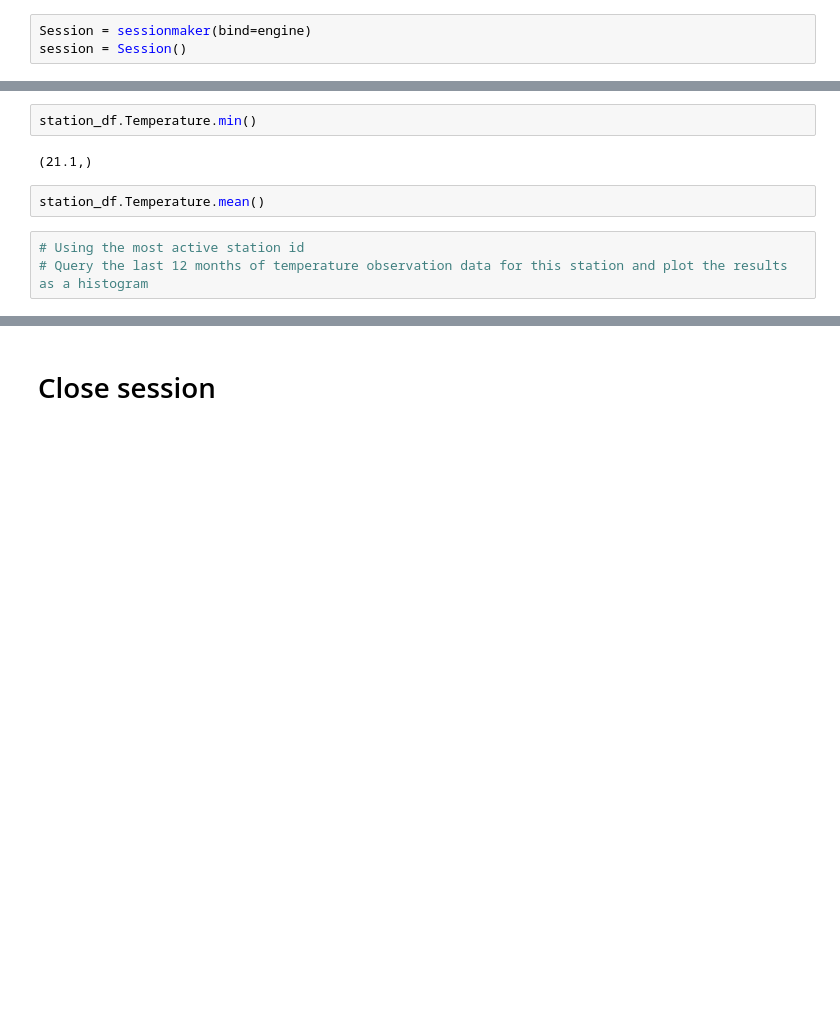
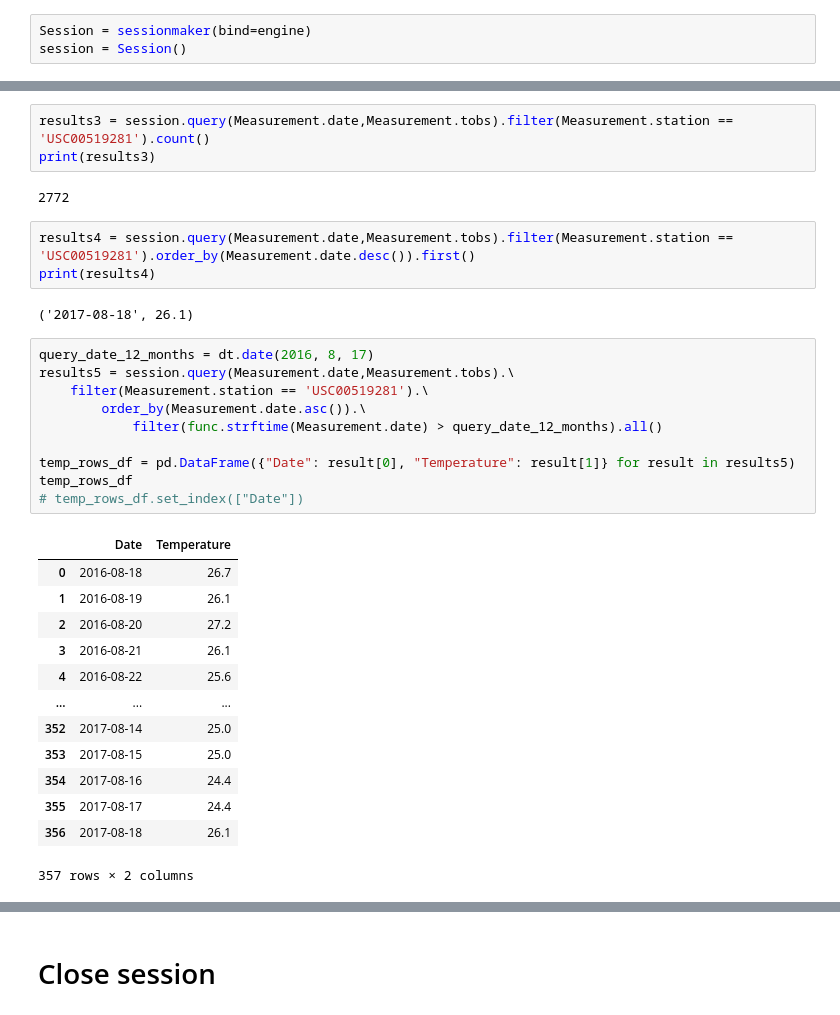
Before and after one commit to SandraBotica/sqlalchemy-challenge, a Jupyter notebook: SurfsUp/climate_starter.ipynb, the cells around one changed output, grey strips where cells are left out. Drawn from its saved outputs; the diff is of its cells as text; blank space fills up the shorter version.

```diff
--- a/SurfsUp/climate_starter.ipynb
+++ b/SurfsUp/climate_starter.ipynb
@@ -410,9 +373,34 @@ AttributeError: 'float' object has no attribute 'max'
-# %%
-station_df.Temperature.min()
-# %% [output]
-(21.1,)
-# %%
-station_df.Temperature.mean()
-# %%
-# Using the most active station id
-# Query the last 12 months of temperature observation data for this station and plot the results as a histogram
+# %%
+results3 = session.query(Measurement.date,Measurement.tobs).filter(Measurement.station == 'USC00519281').count()
+print(results3)
+# %% [output]
+2772
+# %%
+results4 = session.query(Measurement.date,Measurement.tobs).filter(Measurement.station == 'USC00519281').order_by(Measurement.date.desc()).first()
+print(results4)
+# %% [output]
+('2017-08-18', 26.1)
+# %%
+query_date_12_months = dt.date(2016, 8, 17)
+results5 = session.query(Measurement.date,Measurement.tobs).\
+    filter(Measurement.station == 'USC00519281').\
+        order_by(Measurement.date.asc()).\
+            filter(func.strftime(Measurement.date) > query_date_12_months).all()
+
+temp_rows_df = pd.DataFrame({"Date": result[0], "Temperature": result[1]} for result in results5)
+temp_rows_df
+# temp_rows_df.set_index(["Date"])
+# %% [output]
+|  | Date | Temperature |
+| 0 | 2016-08-18 | 26.7 |
+| 1 | 2016-08-19 | 26.1 |
+| 2 | 2016-08-20 | 27.2 |
+| 3 | 2016-08-21 | 26.1 |
+| 4 | 2016-08-22 | 25.6 |
+| ... | ... | ... |
+| 352 | 2017-08-14 | 25.0 |
+| 353 | 2017-08-15 | 25.0 |
+| 354 | 2017-08-16 | 24.4 |
+| 355 | 2017-08-17 | 24.4 |
+| 356 | 2017-08-18 | 26.1 |
+357 rows × 2 columns
```
Also changed, not shown: parts of 11 cells of this notebook.
